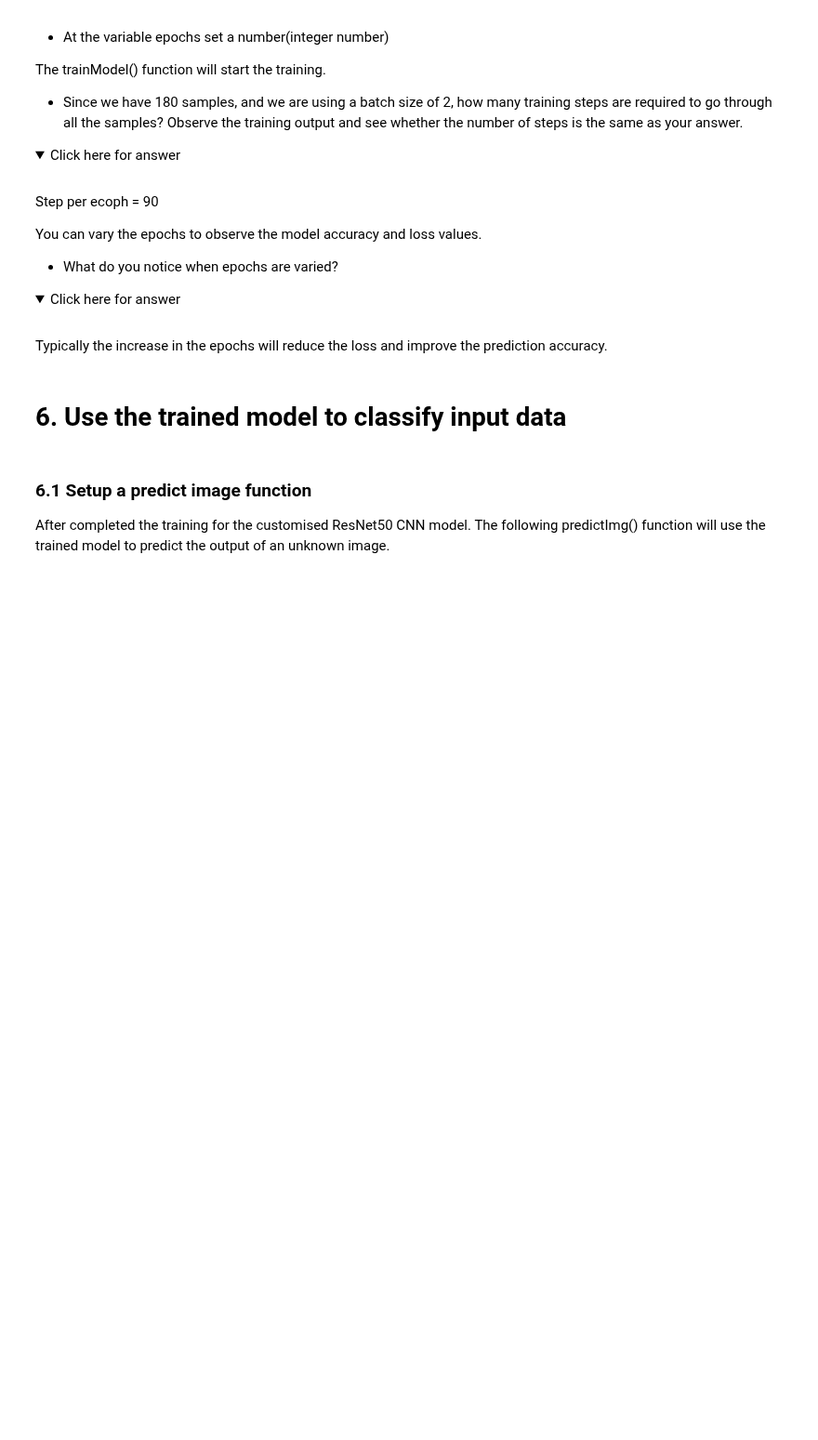
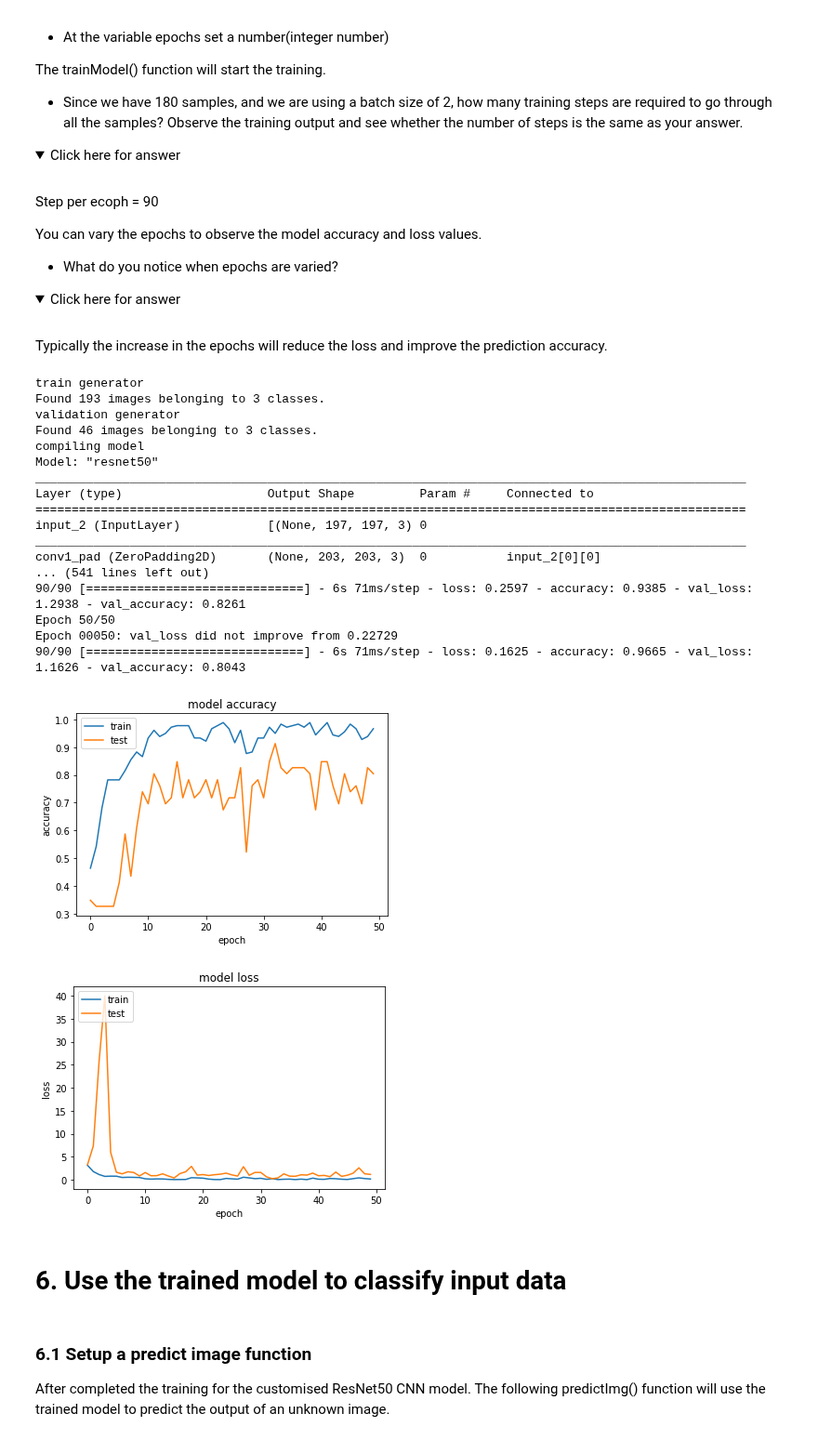
Before and after one commit to shadowpeasant/aiup, a Jupyter notebook: day2-am/Lab1_CarModel_Classification_CNN(exercise)_v4.ipynb, the cells around one changed output. Shown at 93% size. Drawn from its saved outputs; the diff is of its cells as text; code cells hidden in the pictures; folded sections open; blank space fills up the shorter version.

```diff
--- a/day2-am/Lab1_CarModel_Classification_CNN(exercise)_v4.ipynb
+++ b/day2-am/Lab1_CarModel_Classification_CNN(exercise)_v4.ipynb
@@ -337,7 +347,7 @@ def compileModel():
      ## TODO: Add in the input size
     conv_base = ResNet50(weights='imagenet',
                       include_top=False,
-                      input_shape=(#add code, #add code, #add code))
+                      input_shape=(#Add code, #Add code, #Add code))
 
     model = models.Sequential()
     model.add(conv_base)
@@ -349,12 +359,12 @@ def compileModel():
     model.add(layers.Dropout(0.2))
 
     ## TODO: Change the Output Dense layer to have the correct number of neurons
-    model.add(layers.Dense(#add code, activation='softmax'))
+    model.add(layers.Dense(3, activation='softmax'))
 
     print(conv_base.summary())
     print(model.summary())
 
-    model.compile(loss='categorical_crossentropy',optimizer= optimizers.adam(lr=learning_rate),metrics=['accuracy'])
+    model.compile(loss='categorical_crossentropy',optimizer= optimizers.Adam(lr=learning_rate),metrics=['accuracy'])
     for layer in conv_base.layers:
       layer.trainable = False
     for layer in conv_base.layers[-4:]:
@@ -393,7 +422,6 @@ def trainModel(train_data, validation_data,model):
         steps_per_epoch=nb_train_samples // batch_size, # The accumulated amount of steps
         epochs=epochs,
         validation_data=validation_data,
-        nb_val_samples=nb_validation_samples,
         callbacks=[best_model]
     )
 
@@ -471,27 +497,47 @@ Typically the increase in the epochs will reduce the loss and improve the predic
 # %%
 # dimensions of our images.
 ## TODO: Set the image width and height
-img_width, img_height = #add code, #add code
+img_width, img_height = 197, 197
 
 # The batch size represents the total amount of pictures that are included in each iteration.
 ## TODO: Set the batch size
 batch_size = 2
 
 #Prepare data
 train_data, validation_data = PrepareData(img_width,img_height,batch_size)
 
 #Load Model
 model=compileModel()
 
 # Defining the total amount of samples in both the training and validation set
 nb_train_samples =180
 nb_validation_samples =45
 
 ## TODO: Set the number to training iterations
-epochs = #add code
+epochs = #Add code
 
 #Start the training model
 trainModel(train_data, validation_data, model)
+# %% [output]
+train generator
+Found 193 images belonging to 3 classes.
+validation generator
+Found 46 images belonging to 3 classes.
+compiling model
+Model: "resnet50"
+__________________________________________________________________________________________________
+Layer (type)                    Output Shape         Param #     Connected to
+==================================================================================================
+input_2 (InputLayer)            [(None, 197, 197, 3) 0
+__________________________________________________________________________________________________
+conv1_pad (ZeroPadding2D)       (None, 203, 203, 3)  0           input_2[0][0]
+... (541 lines left out)
+90/90 [==============================] - 6s 71ms/step - loss: 0.2597 - accuracy: 0.9385 - val_loss: 1.2938 - val_accuracy: 0.8261
+Epoch 50/50
+Epoch 00050: val_loss did not improve from 0.22729
+90/90 [==============================] - 6s 71ms/step - loss: 0.1625 - accuracy: 0.9665 - val_loss: 1.1626 - val_accuracy: 0.8043
+[figure, added]
+[figure, added]
 # %% [markdown]
 # 6. Use the trained model to classify input data
 # %% [markdown]
```
Also changed, not shown: parts of 12 cells of this notebook.
